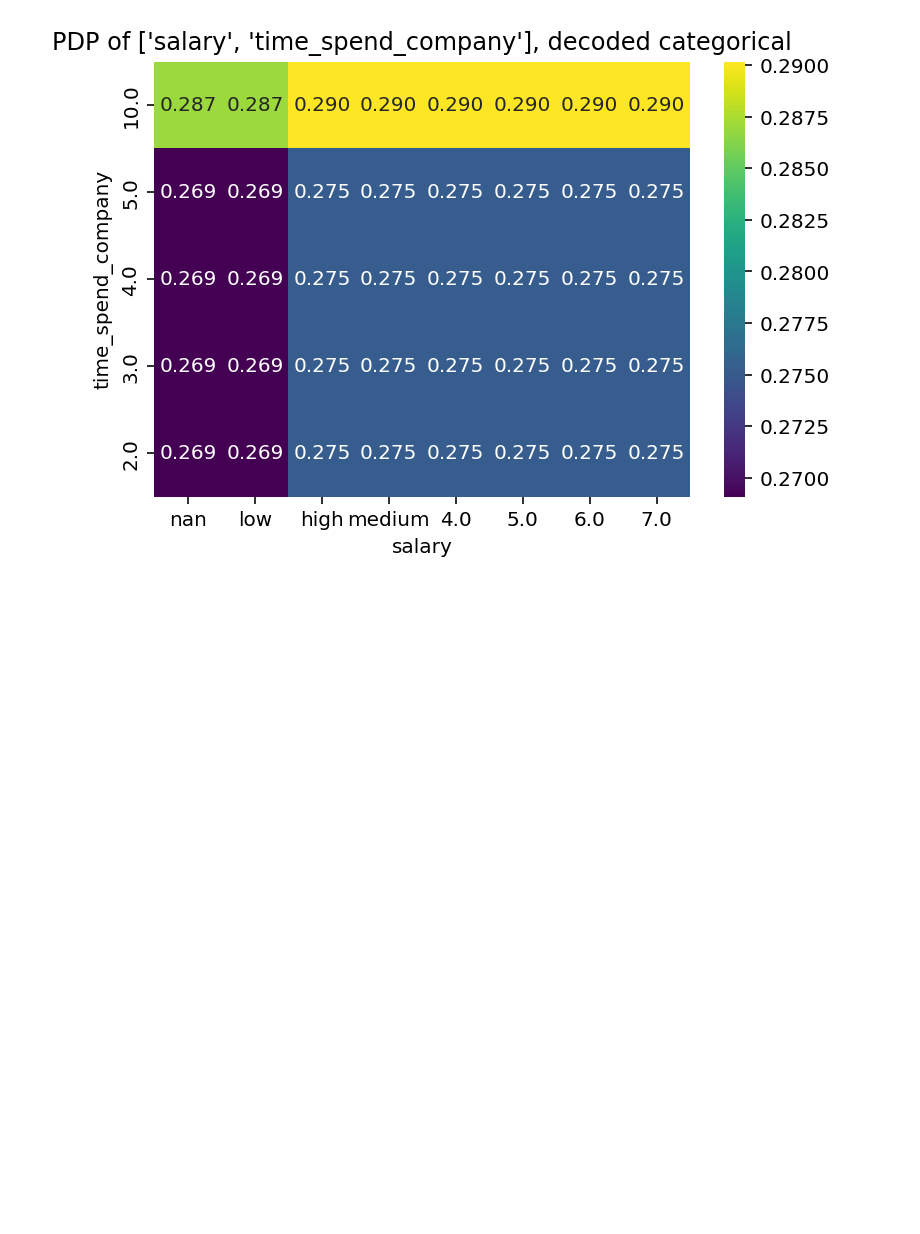
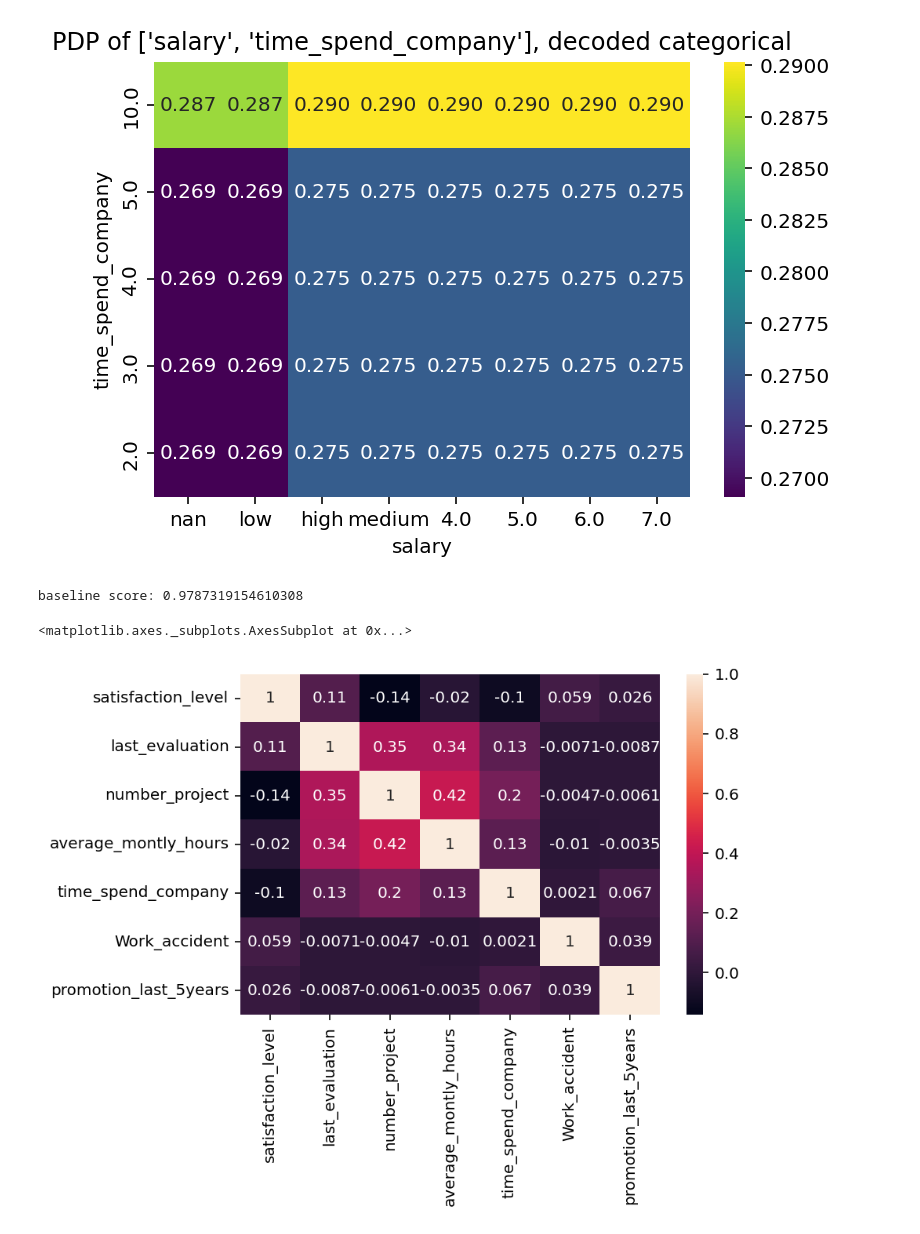
Before and after one commit to haylee94/Section-2_Project-, a Jupyter notebook: section2_project.ipynb, the cells around one changed output. Cells and saved outputs as stored; diff of their text form; code cells hidden in the pictures; blank space fills up the shorter version.

```diff
--- a/section2_project.ipynb
+++ b/section2_project.ipynb
@@ -3083,3 +3083,17 @@ plt.title(f"PDP of {target_features}, decoded categorical")
 # %% [output]
 Text(0.5, 1.0, "PDP of ['salary', 'time_spend_company'], decoded categorical")
 [figure]
+# %%
+# 타겟의 최빈값으로 예측하는 baseline 모델의 성능을 확인, most frequent class로 예측했을 때의 accuracy를 baseline score로 둡시다.
+baseline_score = df["promotion_last_5years"].value_counts(normalize=True).max()
+print("baseline score:", baseline_score)
+# %% [output]
+baseline score: 0.9787319154610308
+# %%
+# correlation coefficient를 통해 여러 변수 간의 선형성을 수치적으로 확인할 수 있습니다.
+df = df.drop(['left'], axis=1)  # 사용하지 않는 변수를 제거합니다.
+corr = df.corr()  # 자동으로 수치형 데이터 간의 correlation coefficient를 계산해 줍니다.
+sns.heatmap(corr, annot=True)
+# %% [output]
+<matplotlib.axes._subplots.AxesSubplot at 0x...>
+[figure, added]
```
Also changed, not shown: parts of 77 cells of this notebook.
